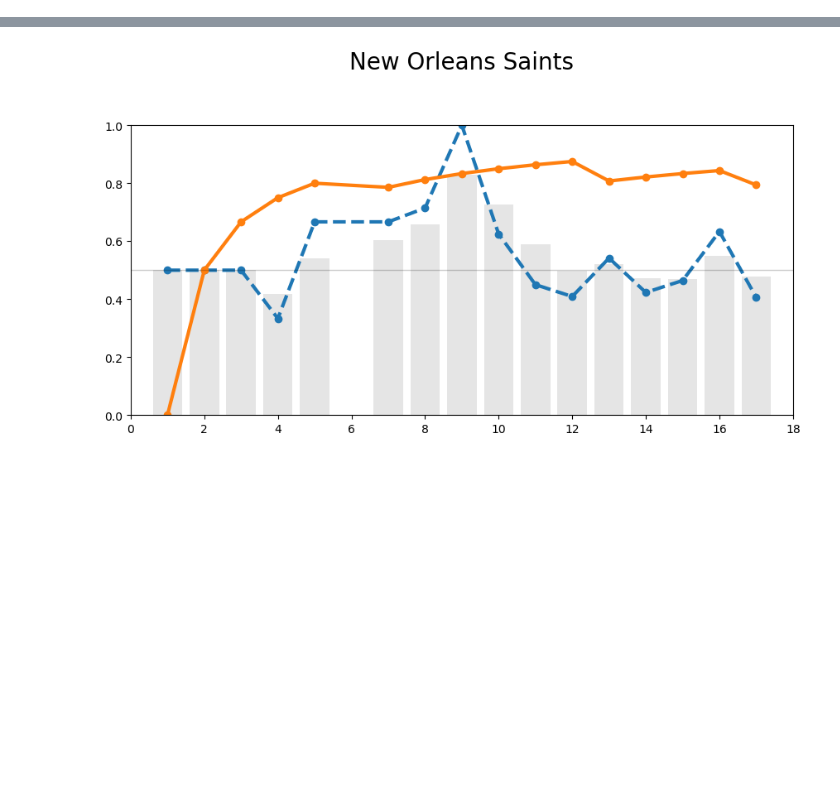
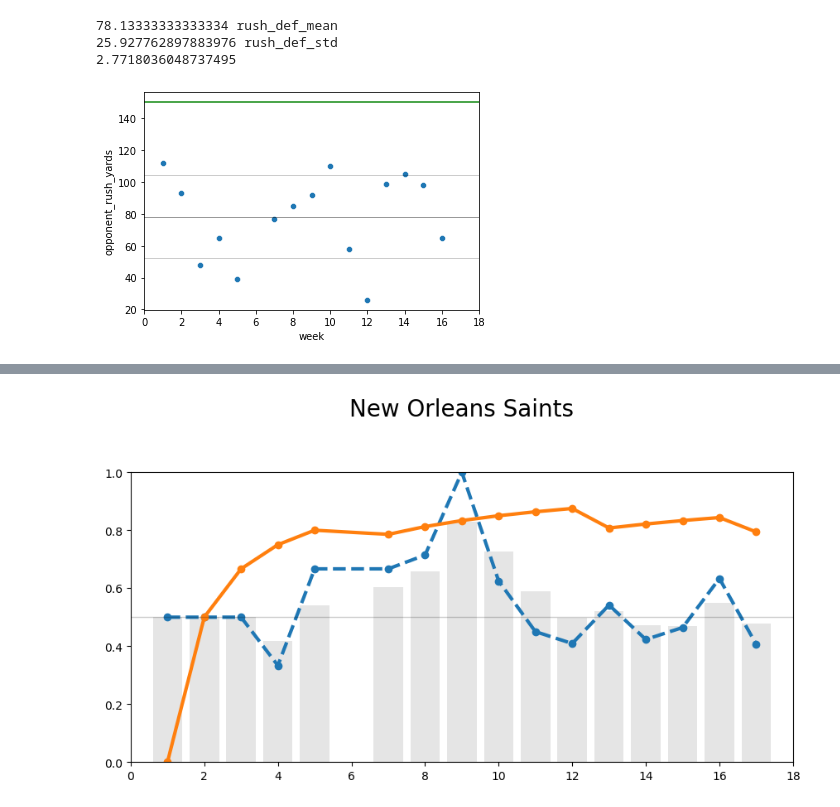
Before and after one commit to bladnman/footballing, a Jupyter notebook: src/dev/aggregates.ipynb, the cells around one changed output, grey strips where cells are left out. Cells and saved outputs as stored; diff of their text form; code cells hidden in the pictures; blank space fills up the shorter version.

```diff
--- a/src/dev/aggregates.ipynb
+++ b/src/dev/aggregates.ipynb
@@ -245,0 +558,28 @@ year_df = get_year_df(YEAR, agp_df)
+# %%
+year = 2018
+week = 17
+team = gu.TEAM_NAME['Saints']
+test_val = 150
+records = get_all_previous_records(year, week, team, all_games_df)
+data = data_from_previous_records(year, week, team, agp_df)
+comparison = (test_val - data['rush_def_mean']) / data['rush_def_std']
+m = data["rush_def_mean"]
+s = data["rush_def_std"]
+
+sns.scatterplot(data=records, x='week', y='opponent_rush_yards')
+plt.xlim(0,week+1)
+# test line
+plt.axhline(y=test_val, lw=2, color='green', alpha=0.7)
+# std lines
+plt.axhline(y=m + s, lw=1, color='black', alpha=0.2)
+plt.axhline(y=m, lw=1, color='black', alpha=0.4)
+plt.axhline(y=m - s, lw=1, color='black', alpha=0.2)
+
+print(f'{m} rush_def_mean')
+print(f'{s} rush_def_std')
+print(f'{comparison}')
+# %% [output]
+78.13333333333334 rush_def_mean
+25.927762897883976 rush_def_std
+2.7718036048737495
+[figure, added]
```
Also changed, not shown: parts of 11 cells of this notebook.
